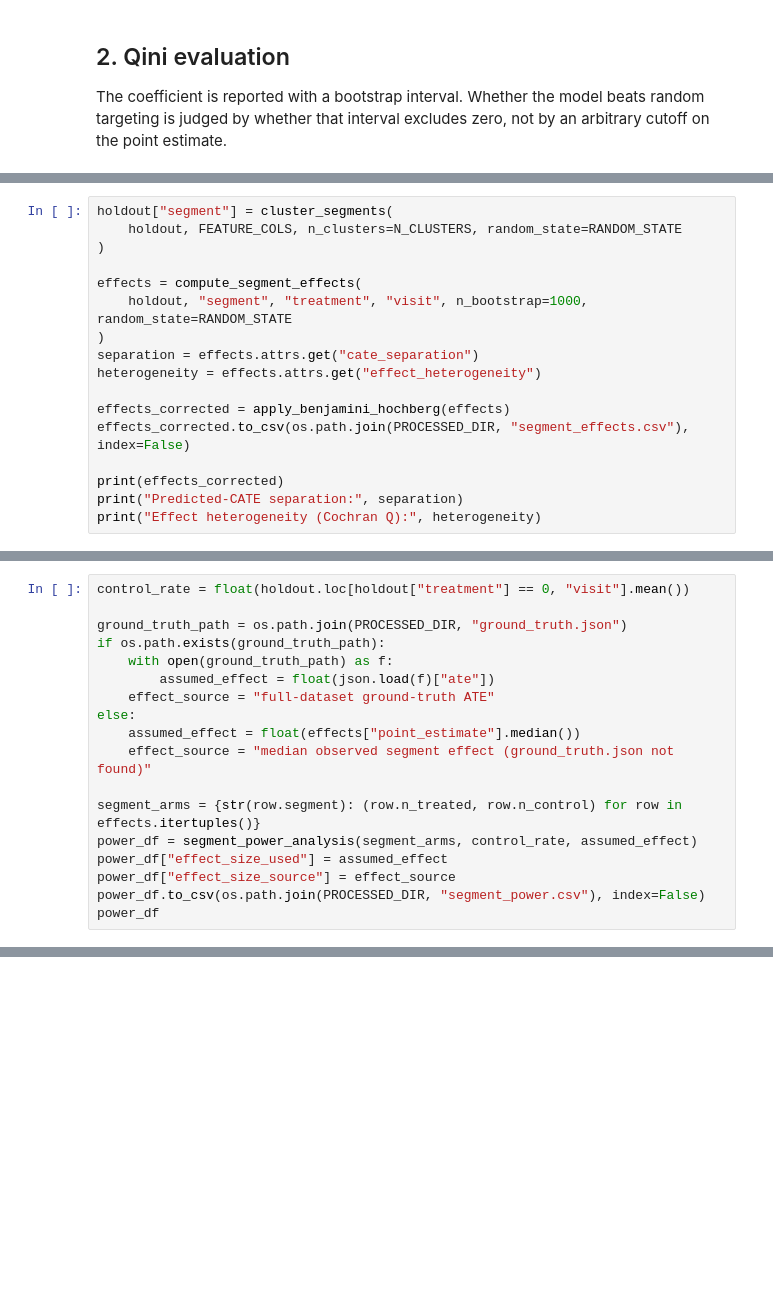
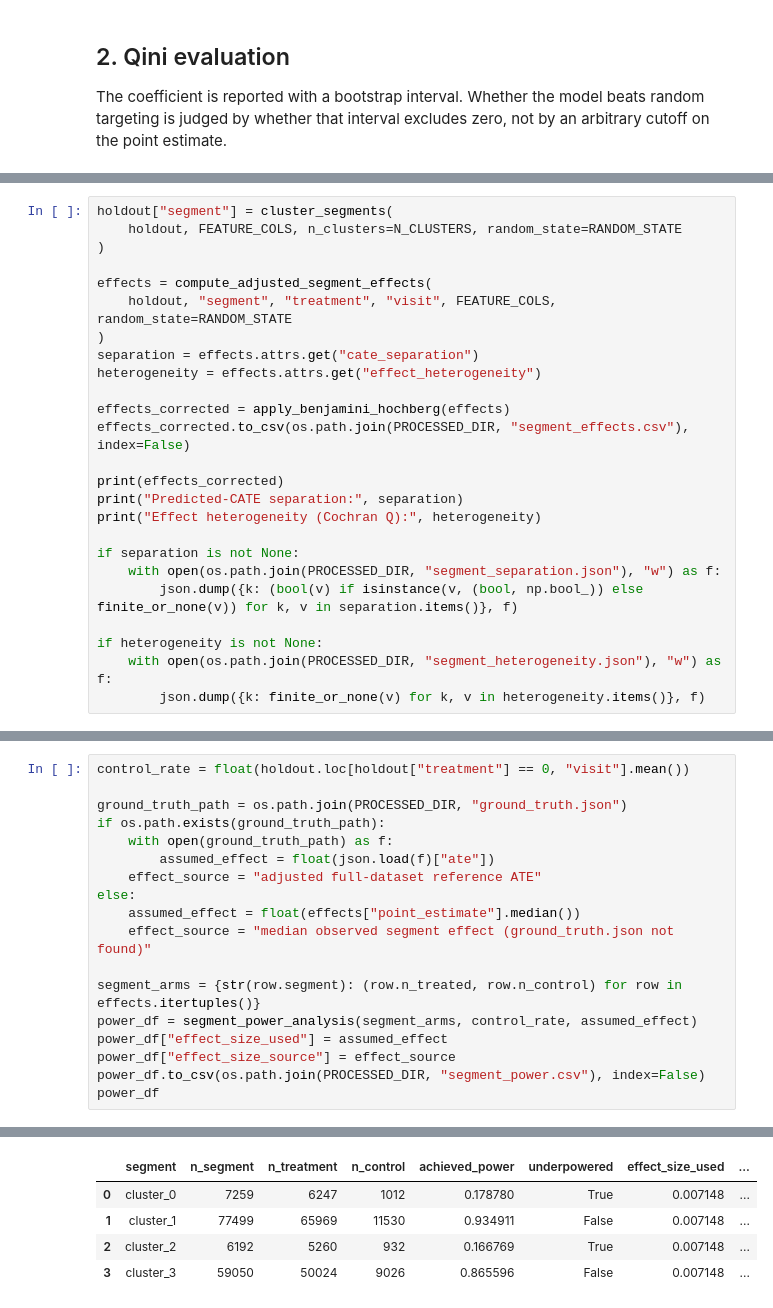
Before and after one commit to abhinavharbola/causal-inference-lab, a Jupyter notebook: notebooks/02_heterogeneity.ipynb, the cells around one changed output, grey strips where cells are left out. Cells and saved outputs as stored; diff of their text form; blank space fills up the shorter version.

Commit message:
fix(validation): benchmark against adjusted AIPW reference and adjust segment effects

```diff
--- a/notebooks/02_heterogeneity.ipynb
+++ b/notebooks/02_heterogeneity.ipynb
@@ -97,8 +124,8 @@ holdout["segment"] = cluster_segments(
     holdout, FEATURE_COLS, n_clusters=N_CLUSTERS, random_state=RANDOM_STATE
 )
 
-effects = compute_segment_effects(
-    holdout, "segment", "treatment", "visit", n_bootstrap=1000, random_state=RANDOM_STATE
+effects = compute_adjusted_segment_effects(
+    holdout, "segment", "treatment", "visit", FEATURE_COLS, random_state=RANDOM_STATE
 )
 separation = effects.attrs.get("cate_separation")
 heterogeneity = effects.attrs.get("effect_heterogeneity")
@@ -109,3 +136,11 @@ effects_corrected.to_csv(os.path.join(PROCESSED_DIR, "segment_effects.csv"), ind
 print(effects_corrected)
 print("Predicted-CATE separation:", separation)
 print("Effect heterogeneity (Cochran Q):", heterogeneity)
+
+if separation is not None:
+    with open(os.path.join(PROCESSED_DIR, "segment_separation.json"), "w") as f:
+        json.dump({k: (bool(v) if isinstance(v, (bool, np.bool_)) else finite_or_none(v)) for k, v in separation.items()}, f)
+
+if heterogeneity is not None:
+    with open(os.path.join(PROCESSED_DIR, "segment_heterogeneity.json"), "w") as f:
+        json.dump({k: finite_or_none(v) for k, v in heterogeneity.items()}, f)
@@ -128,7 +173,7 @@ ground_truth_path = os.path.join(PROCESSED_DIR, "ground_truth.json")
 if os.path.exists(ground_truth_path):
     with open(ground_truth_path) as f:
         assumed_effect = float(json.load(f)["ate"])
-    effect_source = "full-dataset ground-truth ATE"
+    effect_source = "adjusted full-dataset reference ATE"
 else:
     assumed_effect = float(effects["point_estimate"].median())
     effect_source = "median observed segment effect (ground_truth.json not found)"
@@ -139,3 +184,4 @@ power_df["effect_size_used"] = assumed_effect
 power_df["effect_size_source"] = effect_source
 power_df.to_csv(os.path.join(PROCESSED_DIR, "segment_power.csv"), index=False)
 power_df
+# %% [output]
@@ -142,3 +189,8 @@ power_df
+|  | segment | n_segment | n_treatment | n_control | achieved_power | underpowered | effect_size_used | ... |
+| 0 | cluster_0 | 7259 | 6247 | 1012 | 0.178780 | True | 0.007148 | ... |
+| 1 | cluster_1 | 77499 | 65969 | 11530 | 0.934911 | False | 0.007148 | ... |
+| 2 | cluster_2 | 6192 | 5260 | 932 | 0.166769 | True | 0.007148 | ... |
+| 3 | cluster_3 | 59050 | 50024 | 9026 | 0.865596 | False | 0.007148 | ... |
 # %% [markdown]
 ## Summary
 
```
Also changed, not shown: parts of 11 cells of this notebook, 6 other files.
